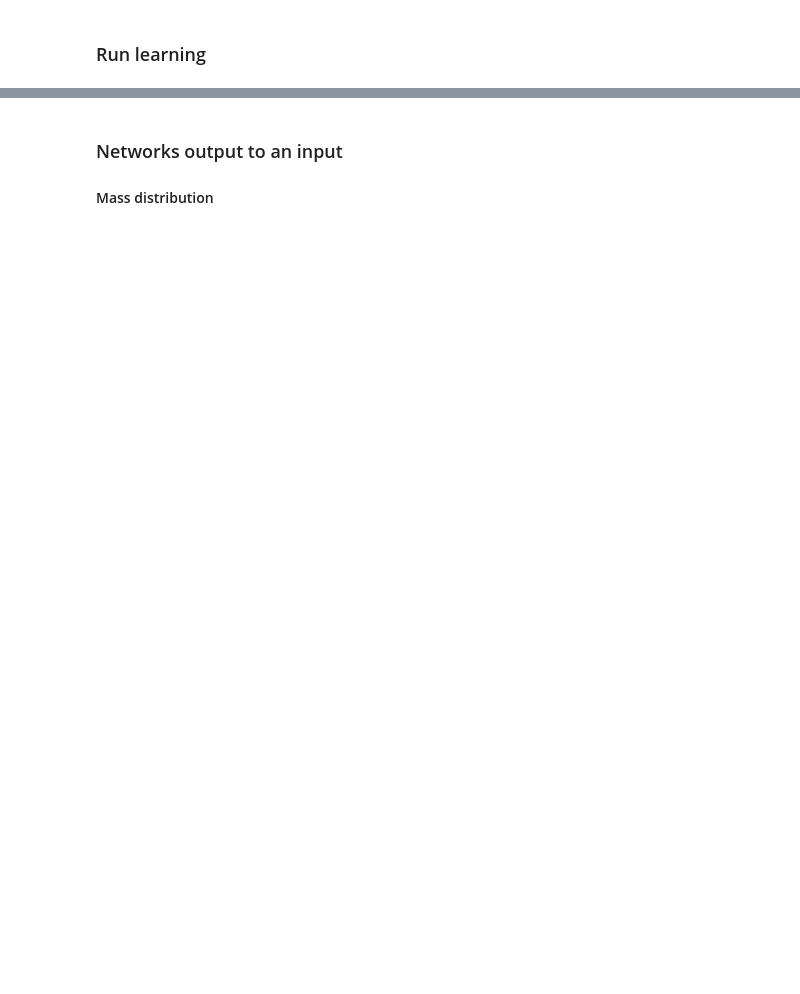
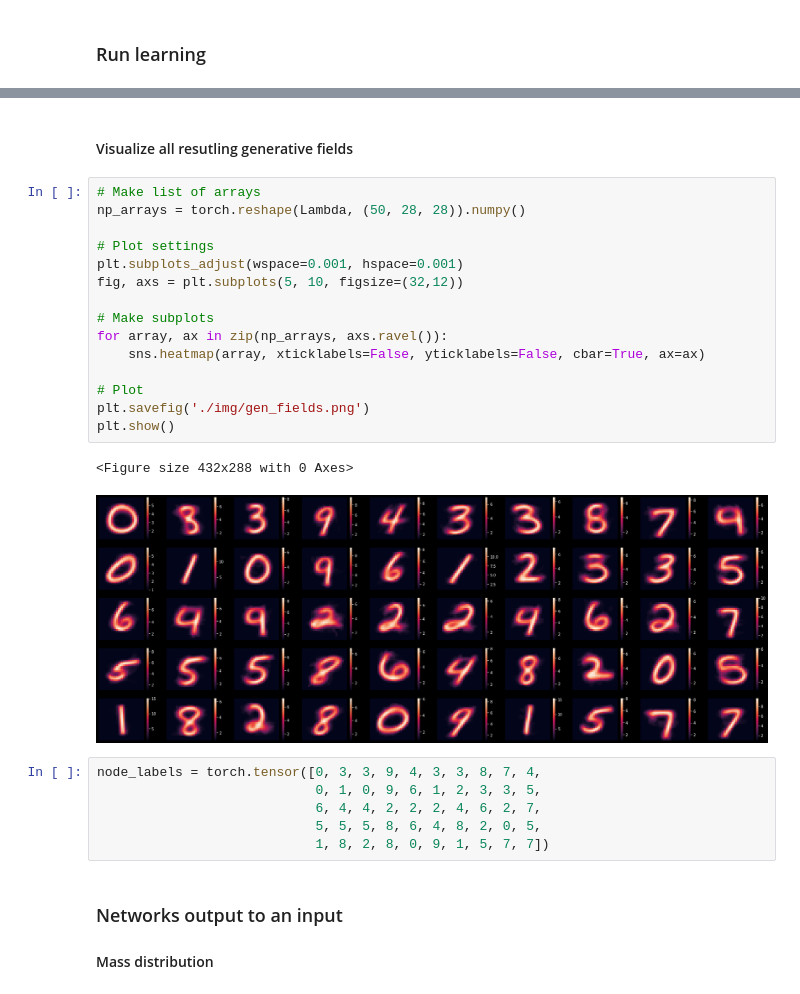
Before and after one commit to Sann5/neural_populations, a Jupyter notebook: simulations/code/modeling_neural_population_with_GMMs.ipynb, the cells around one changed output, grey strips where cells are left out. Saved outputs shown, nothing was run; the diff lists cells and outputs as text; blank space fills up the shorter version.

```diff
--- a/simulations/code/modeling_neural_population_with_GMMs.ipynb
+++ b/simulations/code/modeling_neural_population_with_GMMs.ipynb
@@ -616,3 +528,29 @@ torch.Size([50])
+# %% [markdown]
+#### Visualize all resutling generative fields
+# %%
+# Make list of arrays
+np_arrays = torch.reshape(Lambda, (50, 28, 28)).numpy()
+
+# Plot settings
+plt.subplots_adjust(wspace=0.001, hspace=0.001)
+fig, axs = plt.subplots(5, 10, figsize=(32,12))
+
+# Make subplots
+for array, ax in zip(np_arrays, axs.ravel()):
+    sns.heatmap(array, xticklabels=False, yticklabels=False, cbar=True, ax=ax)
+
+# Plot
+plt.savefig('./img/gen_fields.png')
+plt.show()
+# %% [output]
+<Figure size 432x288 with 0 Axes>
+[figure, added]
+# %%
+node_labels = torch.tensor([0, 3, 3, 9, 4, 3, 3, 8, 7, 4,
+                            0, 1, 0, 9, 6, 1, 2, 3, 3, 5,
+                            6, 4, 4, 2, 2, 2, 4, 6, 2, 7,
+                            5, 5, 5, 8, 6, 4, 8, 2, 0, 5,
+                            1, 8, 2, 8, 0, 9, 1, 5, 7, 7])
 # %% [markdown]
 ### Networks output to an input
 #### Mass distribution
```
Also changed, not shown: parts of 39 cells of this notebook, 1 other file.
